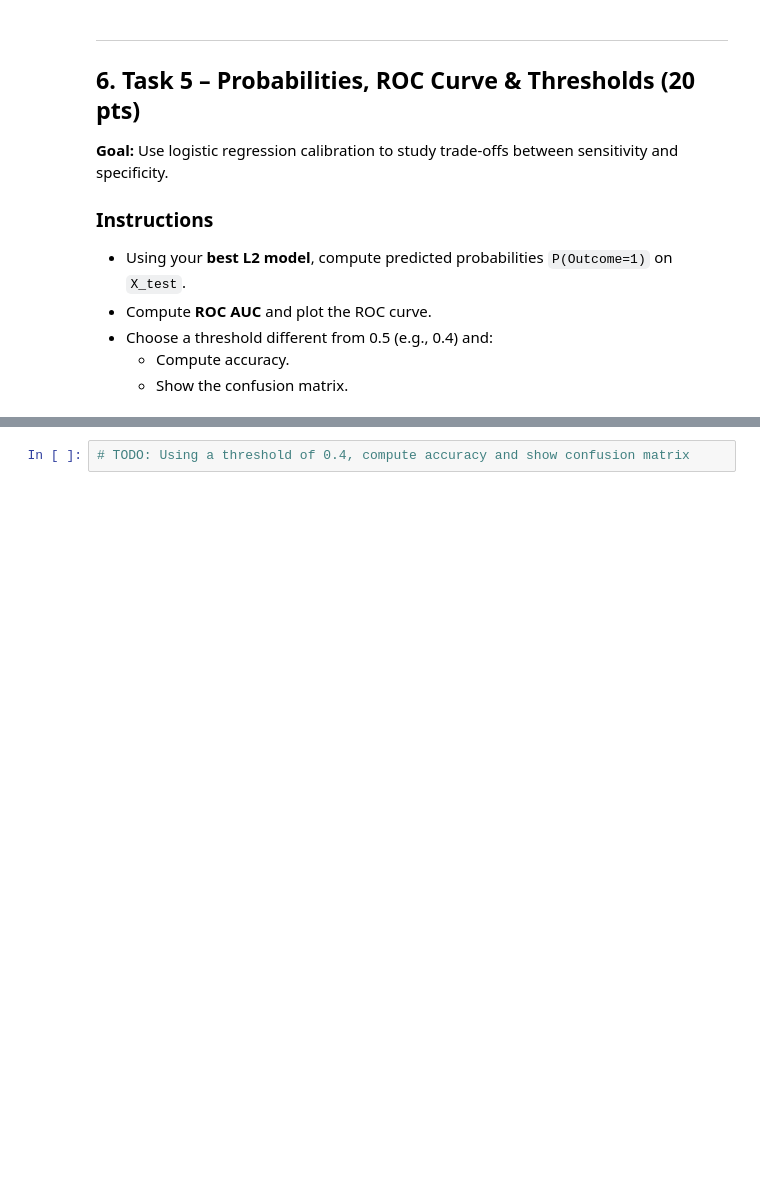
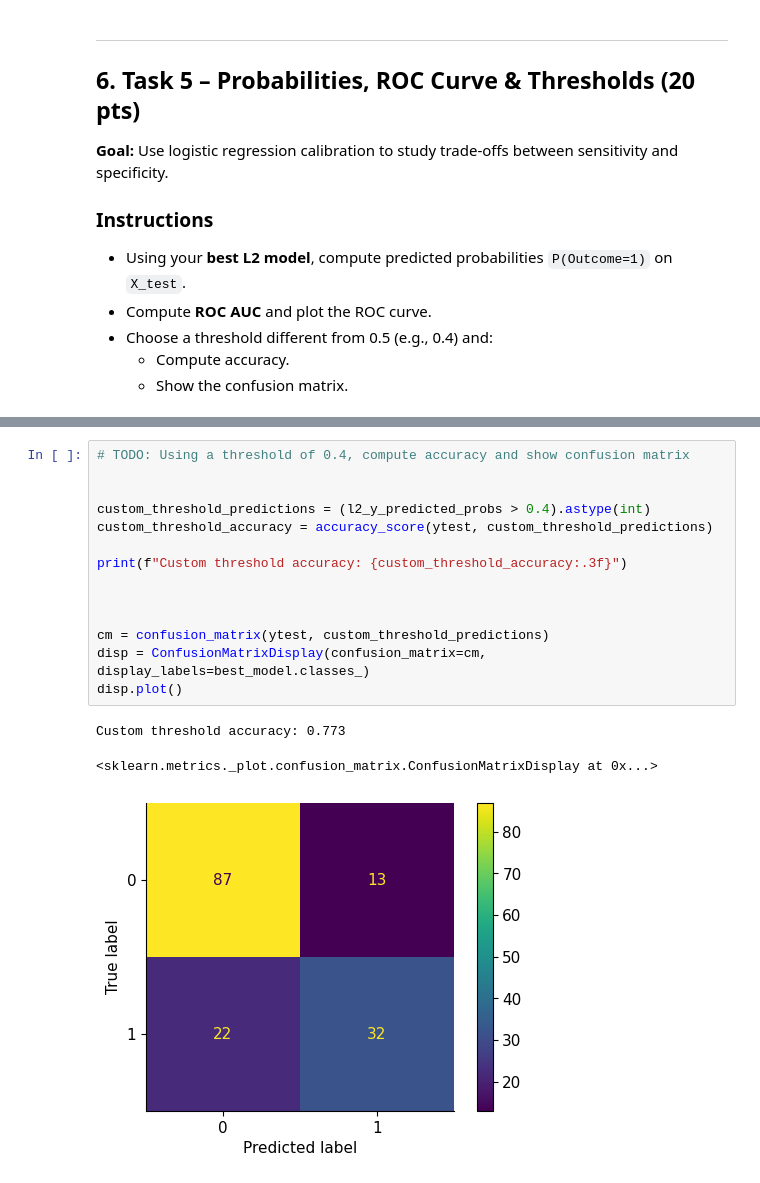
Before and after one commit to richard-nasser/Special-topics-ML, a Jupyter notebook: homework/hw2_pima_logreg_student_structured.ipynb, the cells around one changed output, grey strips where cells are left out. Saved outputs shown, nothing was run; the diff lists cells and outputs as text; blank space fills up the shorter version.

```diff
--- a/homework/hw2_pima_logreg_student_structured.ipynb
+++ b/homework/hw2_pima_logreg_student_structured.ipynb
@@ -328,5 +387,21 @@ y_predicted_probs = best_model.predict_proba(xtest)[:, 1]
 # %%
 # TODO: Using a threshold of 0.4, compute accuracy and show confusion matrix
+
+
+custom_threshold_predictions = (l2_y_predicted_probs > 0.4).astype(int)
+custom_threshold_accuracy = accuracy_score(ytest, custom_threshold_predictions)
+
+print(f"Custom threshold accuracy: {custom_threshold_accuracy:.3f}")
+
+
+
+cm = confusion_matrix(ytest, custom_threshold_predictions)
+disp = ConfusionMatrixDisplay(confusion_matrix=cm, display_labels=best_model.classes_)
+disp.plot()
+# %% [output]
+Custom threshold accuracy: 0.773
+<sklearn.metrics._plot.confusion_matrix.ConfusionMatrixDisplay at 0x...>
+[figure, added]
 # %% [markdown]
 ### Short Answer
 
```
Also changed, not shown: parts of 6 cells of this notebook, 5 other files.
